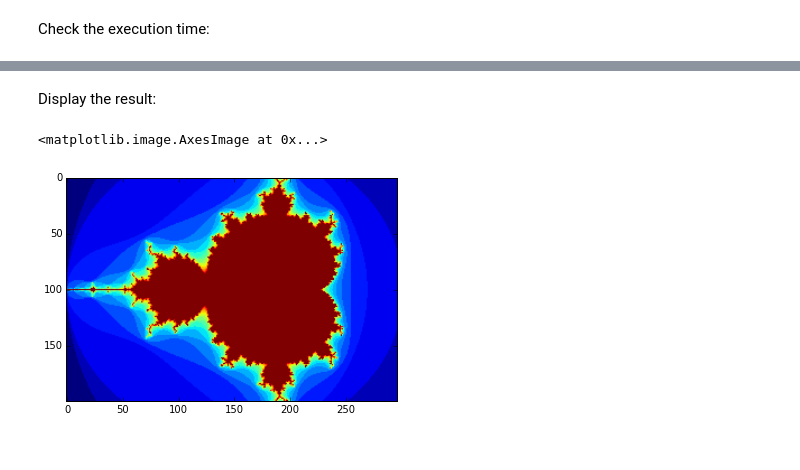
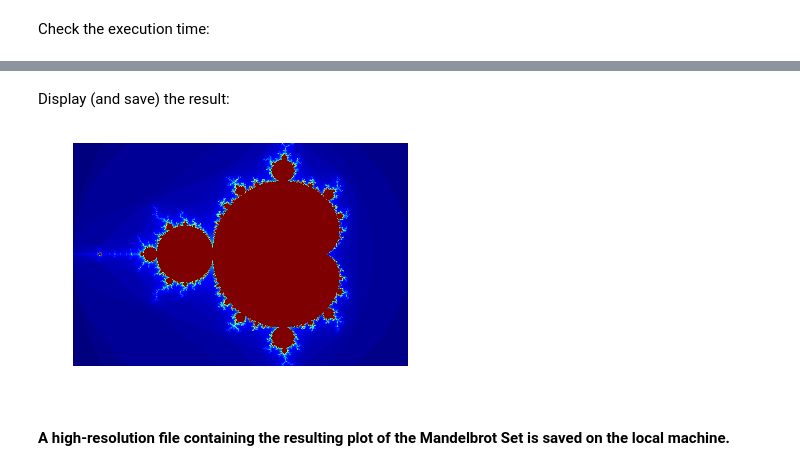
Before and after one commit to cosmoharrigan/distributed-fractals, a Jupyter notebook: fractal.ipynb, the cells around one changed output, grey strips where cells are left out. Saved outputs shown, nothing was run; the diff lists cells and outputs as text; code cells hidden in the pictures.

```diff
--- a/fractal.ipynb
+++ b/fractal.ipynb
@@ -23,9 +34,8 @@ dview = clients.direct_view()
 # %%
-Nx = 300
-Ny = 200
+Nx = 1500
+Ny = 1000
 xmin = -2
 xmax = 1
 ymin = -1
 ymax = 1
-max_iter = 20
-num_chunks = len(clients)
+max_iter = 100
@@ -69,9 +82,12 @@ Check the execution time:
 # %% [markdown]
-Display the result:
+Display (and save) the result:
 # %%
 regions_distributed = lview.map(compute_region_lambda, range(num_chunks))
 # %%
+plt.axis('off')
 plt.imshow(np.hstack(regions_distributed), cmap=plt.cm.jet)
+plt.savefig("fractal.png", dpi=400)
 # %% [output]
-<matplotlib.image.AxesImage at 0x...>
-[figure, old version]
+[figure, new version]
+# %% [markdown]
+#### A high-resolution file containing the resulting plot of the Mandelbrot Set is saved on the local machine.
```
Also changed, not shown: parts of 18 cells of this notebook, 3 other files.
